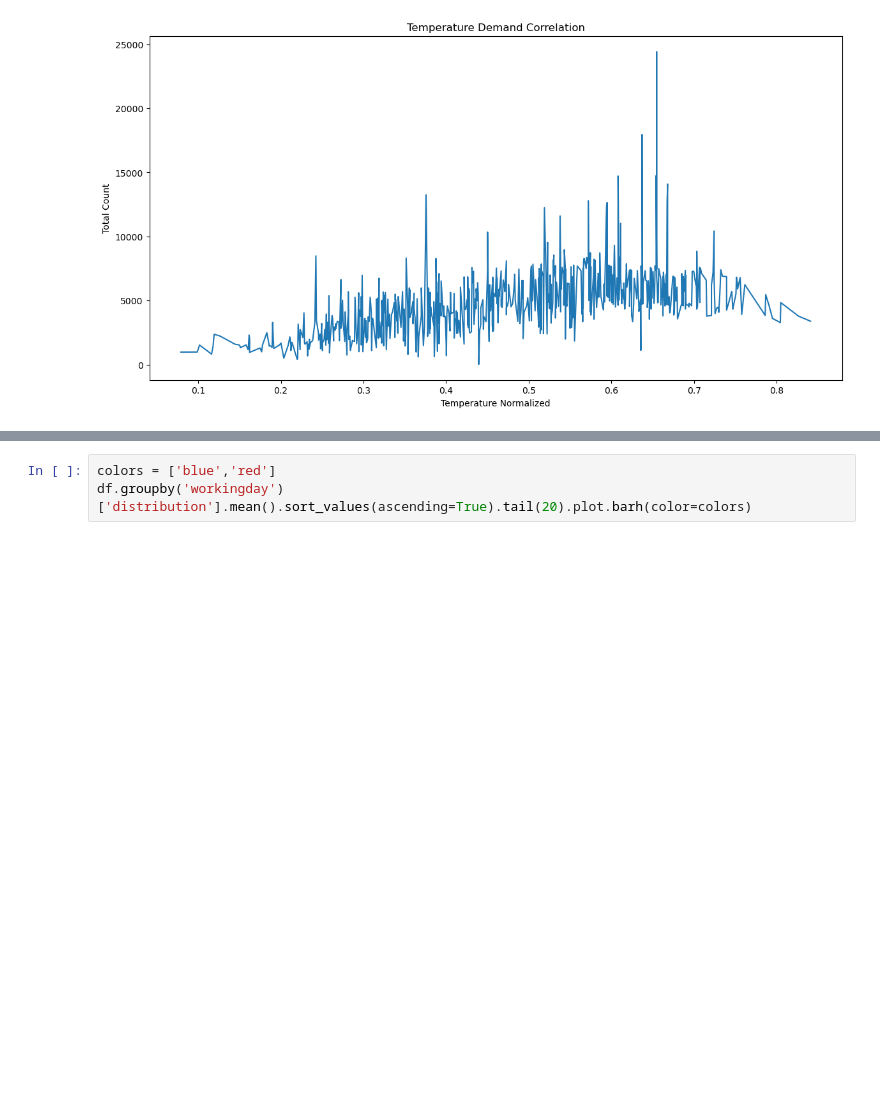
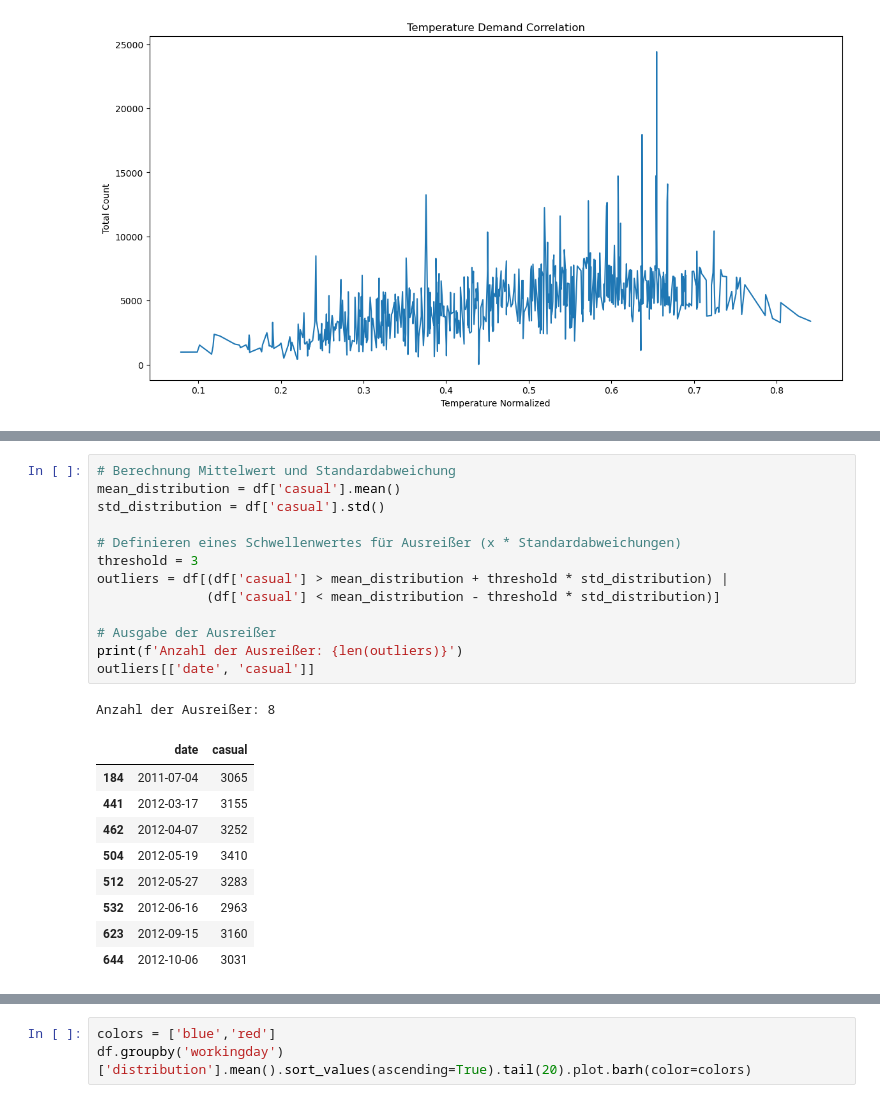
Before and after one commit to philhap/DS-Projektarbeit-Philipp-Heppler-Bike-Sharing, a Jupyter notebook: Digethic_Projektarbeit24_DS.ipynb, the cells around one changed output, grey strips where cells are left out. Cells and saved outputs as stored; diff of their text form; blank space fills up the shorter version.

```diff
--- a/Digethic_Projektarbeit24_DS.ipynb
+++ b/Digethic_Projektarbeit24_DS.ipynb
@@ -136,0 +177,24 @@ plt.show()
+# %%
+# Berechnung Mittelwert und Standardabweichung
+mean_distribution = df['casual'].mean()
+std_distribution = df['casual'].std()
+
+# Definieren eines Schwellenwertes für Ausreißer (x * Standardabweichungen)
+threshold = 3
+outliers = df[(df['casual'] > mean_distribution + threshold * std_distribution) |
+              (df['casual'] < mean_distribution - threshold * std_distribution)]
+
+# Ausgabe der Ausreißer
+print(f'Anzahl der Ausreißer: {len(outliers)}')
+outliers[['date', 'casual']]
+# %% [output]
+Anzahl der Ausreißer: 8
+|  | date | casual |
+| 184 | 2011-07-04 | 3065 |
+| 441 | 2012-03-17 | 3155 |
+| 462 | 2012-04-07 | 3252 |
+| 504 | 2012-05-19 | 3410 |
+| 512 | 2012-05-27 | 3283 |
+| 532 | 2012-06-16 | 2963 |
+| 623 | 2012-09-15 | 3160 |
+| 644 | 2012-10-06 | 3031 |
```
Also changed, not shown: parts of 6 cells of this notebook.
